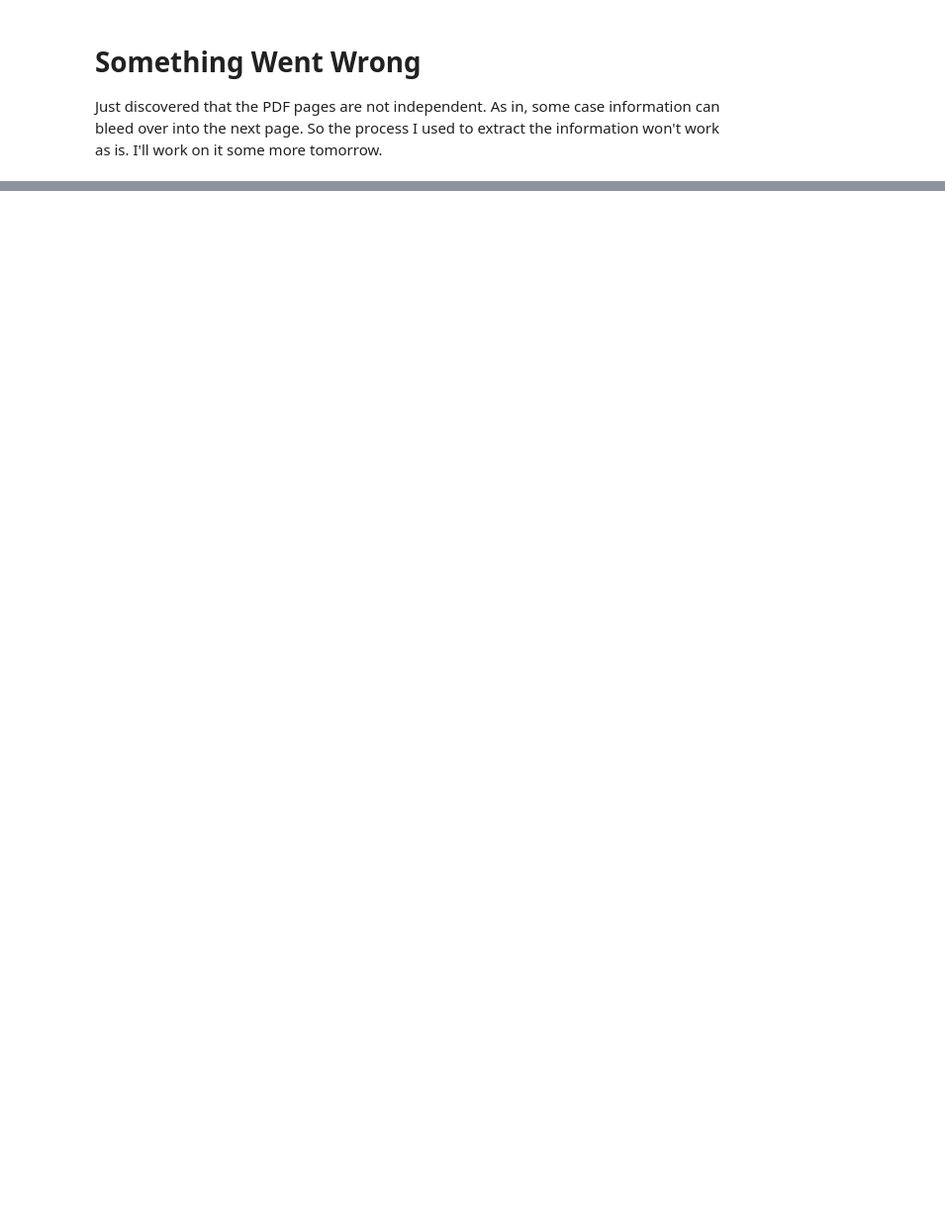
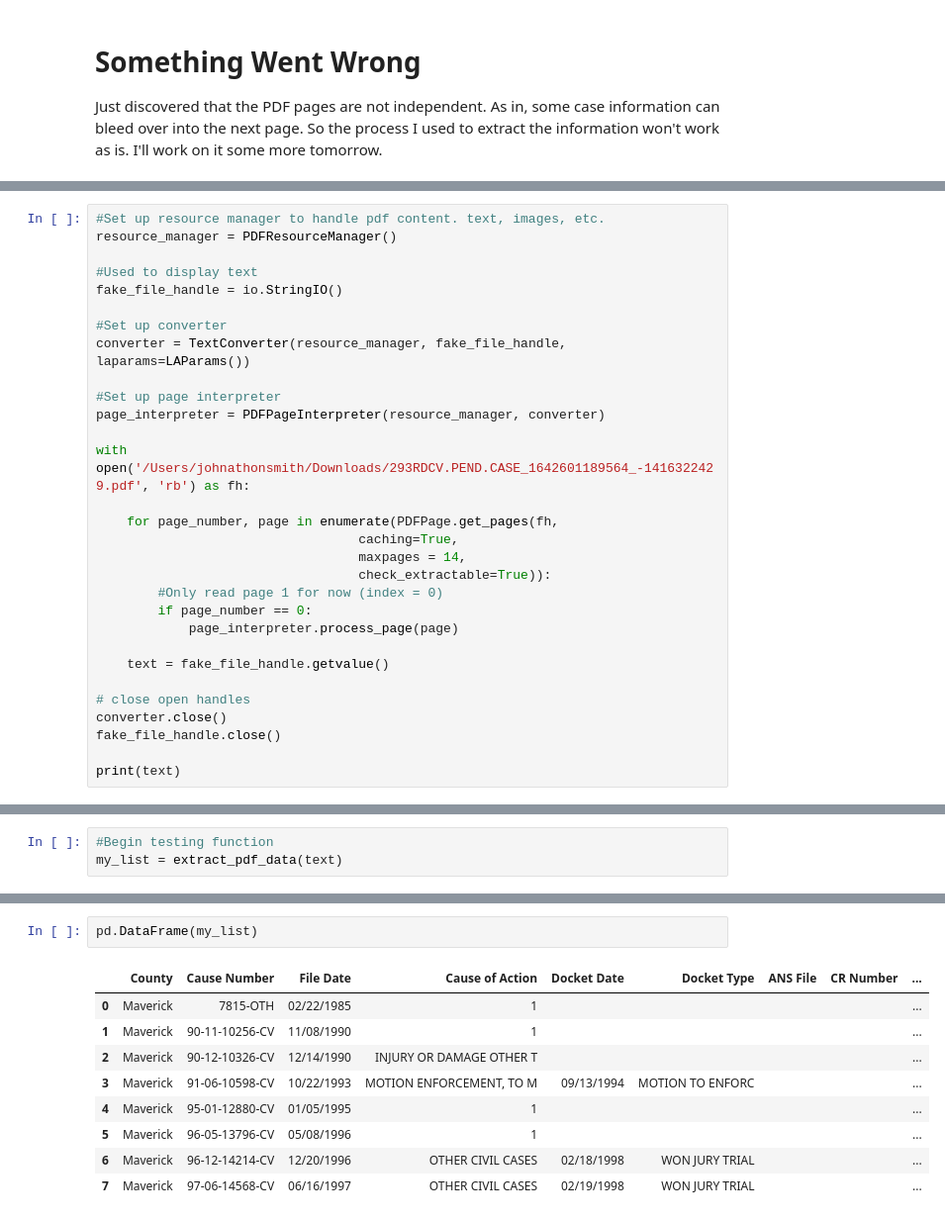
Before and after one commit to District-Court-293rd/293rd_pending_cases, a Jupyter notebook: jsmith_workbook.ipynb, the cells around one changed output, grey strips where cells are left out. Shown at 99% size. Cells and saved outputs as stored; diff of their text form; blank space fills up the shorter version.

Commit message:
Corrected the first problem with my function. Working on the next

```diff
--- a/jsmith_workbook.ipynb
+++ b/jsmith_workbook.ipynb
@@ -617,0 +625,30 @@ Just discovered that the PDF pages are not independent. As in, some case informa
+# %%
+#Set up resource manager to handle pdf content. text, images, etc.
+resource_manager = PDFResourceManager()
+
+#Used to display text
+fake_file_handle = io.StringIO()
+
+#Set up converter
+converter = TextConverter(resource_manager, fake_file_handle, laparams=LAParams())
+
+#Set up page interpreter
+page_interpreter = PDFPageInterpreter(resource_manager, converter)
+
+with open('/Users/johnathonsmith/Downloads/293RDCV.PEND.CASE_1642601189564_-1416322429.pdf', 'rb') as fh:
+
+    for page_number, page in enumerate(PDFPage.get_pages(fh,
+                                  caching=True,
+                                  maxpages = 14,
+                                  check_extractable=True)):
+        #Only read page 1 for now (index = 0)
+        if page_number == 0:
+            page_interpreter.process_page(page)
+
+    text = fake_file_handle.getvalue()
+
+# close open handles
+converter.close()
+fake_file_handle.close()
+
+print(text)
@@ -617,0 +673,3 @@ Just discovered that the PDF pages are not independent. As in, some case informa
+# %%
+#Begin testing function
+my_list = extract_pdf_data(text)
@@ -617,0 +696,12 @@ Just discovered that the PDF pages are not independent. As in, some case informa
+# %%
+pd.DataFrame(my_list)
+# %% [output]
+|  | County | Cause Number | File Date | Cause of Action | Docket Date | Docket Type | ANS File | CR Number | ... |
+| 0 | Maverick | 7815-OTH | 02/22/1985 | 1 |  |  |  |  | ... |
+| 1 | Maverick | 90-11-10256-CV | 11/08/1990 | 1 |  |  |  |  | ... |
+| 2 | Maverick | 90-12-10326-CV | 12/14/1990 | INJURY OR DAMAGE OTHER T |  |  |  |  | ... |
+| 3 | Maverick | 91-06-10598-CV | 10/22/1993 | MOTION ENFORCEMENT, TO M | 09/13/1994 | MOTION TO ENFORC |  |  | ... |
+| 4 | Maverick | 95-01-12880-CV | 01/05/1995 | 1 |  |  |  |  | ... |
+| 5 | Maverick | 96-05-13796-CV | 05/08/1996 | 1 |  |  |  |  | ... |
+| 6 | Maverick | 96-12-14214-CV | 12/20/1996 | OTHER CIVIL CASES | 02/18/1998 | WON JURY TRIAL |  |  | ... |
+| 7 | Maverick | 97-06-14568-CV | 06/16/1997 | OTHER CIVIL CASES | 02/19/1998 | WON JURY TRIAL |  |  | ... |
```
Also changed, not shown: parts of 7 cells of this notebook.
